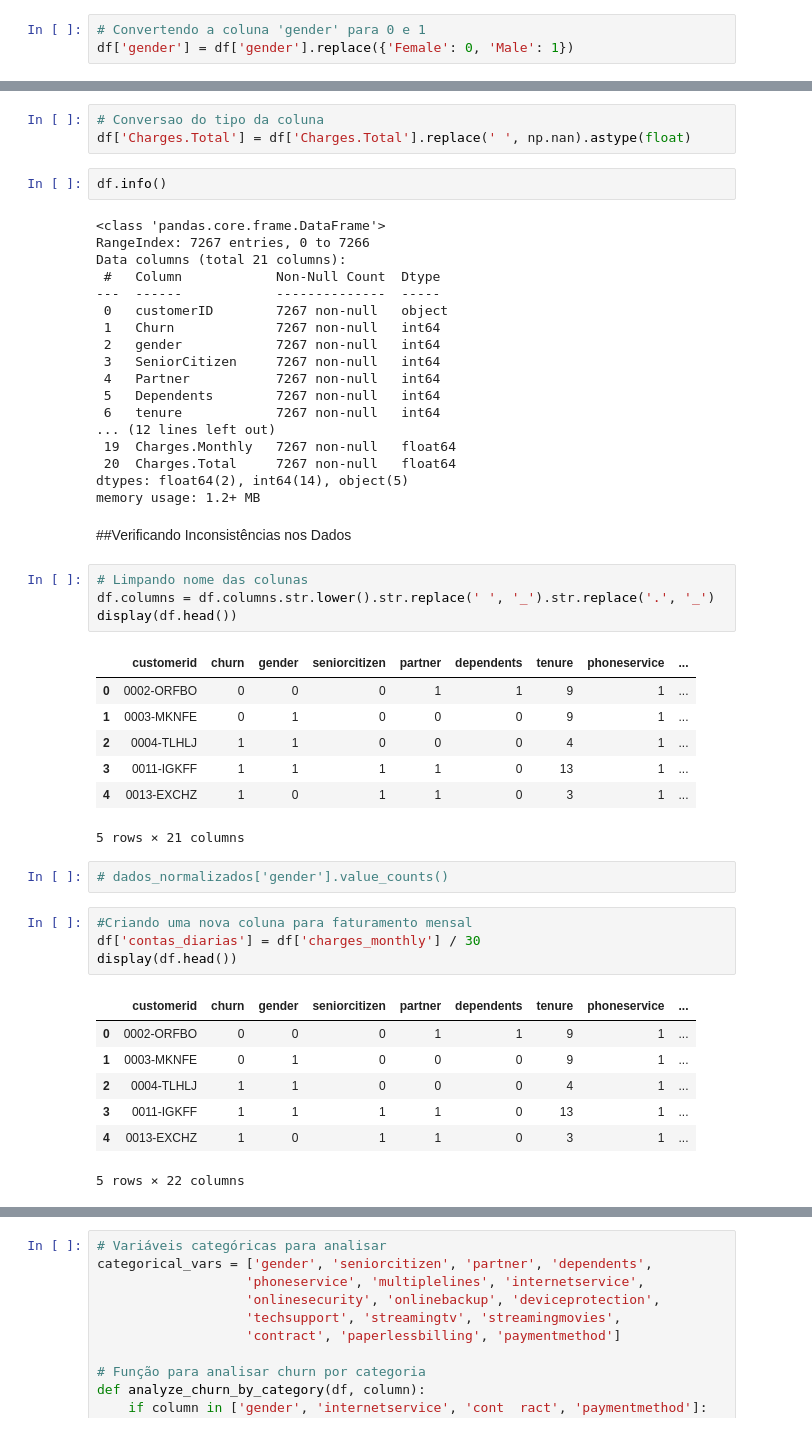
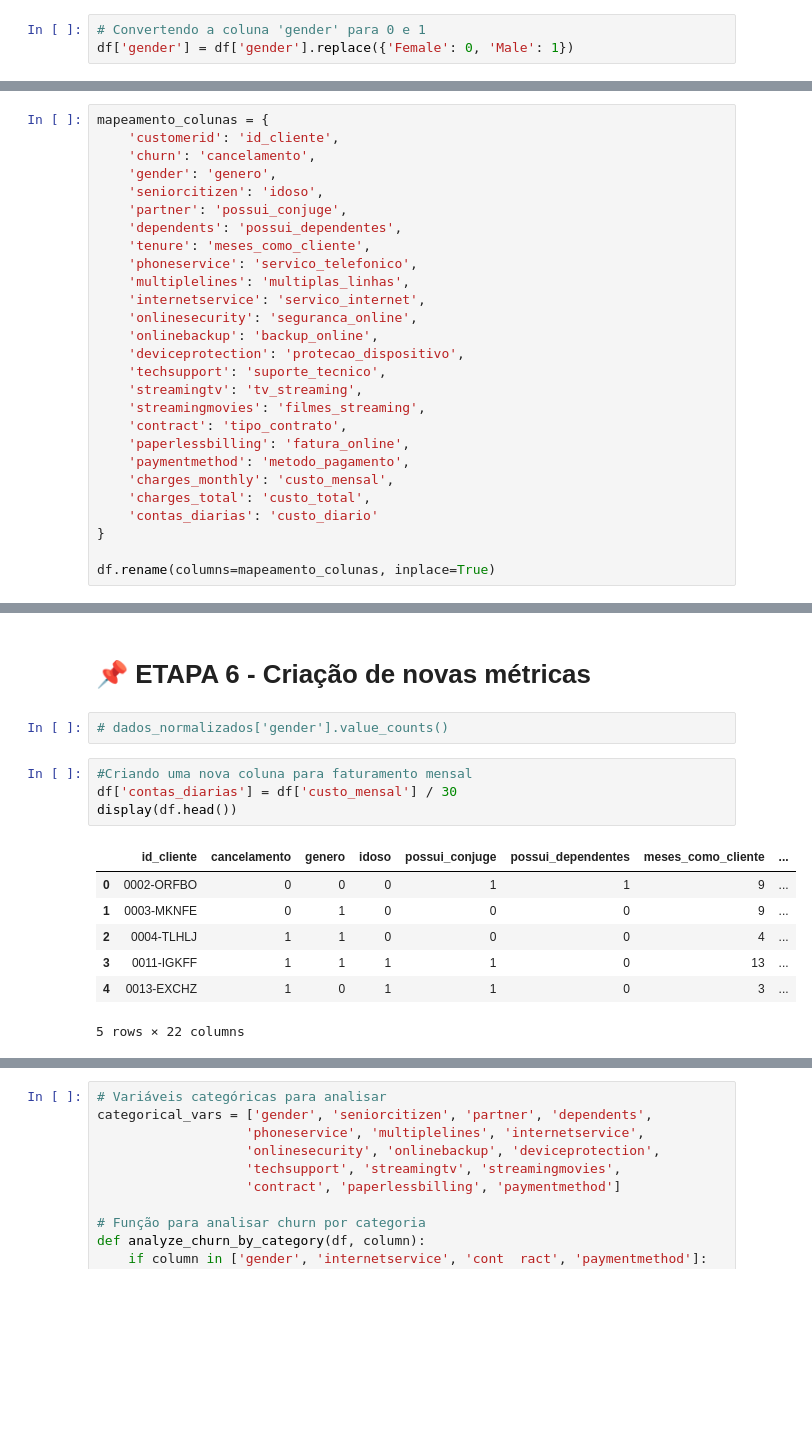
Before and after one commit to Laviniamadeira/TelecomX, a Jupyter notebook: TelecomX_BR.ipynb, the cells around one changed output, grey strips where cells are left out. Drawn from its saved outputs; the diff is of its cells as text; blank space fills up the shorter version.

Commit message:
Documentação e tradução das colunas

```diff
--- a/TelecomX_BR.ipynb
+++ b/TelecomX_BR.ipynb
@@ -71,3 +72,30 @@ df['gender'] = df['gender'].replace({'Female': 0, 'Male': 1})
+# %%
+mapeamento_colunas = {
+    'customerid': 'id_cliente',
+    'churn': 'cancelamento',
+    'gender': 'genero',
+    'seniorcitizen': 'idoso',
+    'partner': 'possui_conjuge',
+    'dependents': 'possui_dependentes',
+    'tenure': 'meses_como_cliente',
+    'phoneservice': 'servico_telefonico',
+    'multiplelines': 'multiplas_linhas',
+    'internetservice': 'servico_internet',
+    'onlinesecurity': 'seguranca_online',
+    'onlinebackup': 'backup_online',
+    'deviceprotection': 'protecao_dispositivo',
+    'techsupport': 'suporte_tecnico',
+    'streamingtv': 'tv_streaming',
+    'streamingmovies': 'filmes_streaming',
+    'contract': 'tipo_contrato',
+    'paperlessbilling': 'fatura_online',
+    'paymentmethod': 'metodo_pagamento',
+    'charges_monthly': 'custo_mensal',
+    'charges_total': 'custo_total',
+    'contas_diarias': 'custo_diario'
+}
+
+df.rename(columns=mapeamento_colunas, inplace=True)
 # %%
 df.head()
 # %% [output]
@@ -80,52 +108,17 @@ df.head()
 5 rows × 21 columns
-# %%
-# Conversao do tipo da coluna
-df['Charges.Total'] = df['Charges.Total'].replace(' ', np.nan).astype(float)
-# %%
-df.info()
-# %% [output]
-<class 'pandas.core.frame.DataFrame'>
-RangeIndex: 7267 entries, 0 to 7266
-Data columns (total 21 columns):
- #   Column            Non-Null Count  Dtype
----  ------            --------------  -----
- 0   customerID        7267 non-null   object
- 1   Churn             7267 non-null   int64
- 2   gender            7267 non-null   int64
- 3   SeniorCitizen     7267 non-null   int64
- 4   Partner           7267 non-null   int64
- 5   Dependents        7267 non-null   int64
- 6   tenure            7267 non-null   int64
-... (12 lines left out)
- 19  Charges.Monthly   7267 non-null   float64
- 20  Charges.Total     7267 non-null   float64
-dtypes: float64(2), int64(14), object(5)
-memory usage: 1.2+ MB
-# %% [markdown]
-##Verificando Inconsistências nos Dados
-# %%
-# Limpando nome das colunas
-df.columns = df.columns.str.lower().str.replace(' ', '_').str.replace('.', '_')
-display(df.head())
-# %% [output]
-|  | customerid | churn | gender | seniorcitizen | partner | dependents | tenure | phoneservice | ... |
-| 0 | 0002-ORFBO | 0 | 0 | 0 | 1 | 1 | 9 | 1 | ... |
-| 1 | 0003-MKNFE | 0 | 1 | 0 | 0 | 0 | 9 | 1 | ... |
-| 2 | 0004-TLHLJ | 1 | 1 | 0 | 0 | 0 | 4 | 1 | ... |
-| 3 | 0011-IGKFF | 1 | 1 | 1 | 1 | 0 | 13 | 1 | ... |
-| 4 | 0013-EXCHZ | 1 | 0 | 1 | 1 | 0 | 3 | 1 | ... |
-5 rows × 21 columns
+# %% [markdown]
+# 📌 ETAPA 6 - Criação de novas métricas
 # %%
 # dados_normalizados['gender'].value_counts()
 # %%
 #Criando uma nova coluna para faturamento mensal
-df['contas_diarias'] = df['charges_monthly'] / 30
+df['contas_diarias'] = df['custo_mensal'] / 30
 display(df.head())
 # %% [output]
-|  | customerid | churn | gender | seniorcitizen | partner | dependents | tenure | phoneservice | ... |
-| 0 | 0002-ORFBO | 0 | 0 | 0 | 1 | 1 | 9 | 1 | ... |
-| 1 | 0003-MKNFE | 0 | 1 | 0 | 0 | 0 | 9 | 1 | ... |
-| 2 | 0004-TLHLJ | 1 | 1 | 0 | 0 | 0 | 4 | 1 | ... |
-| 3 | 0011-IGKFF | 1 | 1 | 1 | 1 | 0 | 13 | 1 | ... |
-| 4 | 0013-EXCHZ | 1 | 0 | 1 | 1 | 0 | 3 | 1 | ... |
+|  | id_cliente | cancelamento | genero | idoso | possui_conjuge | possui_dependentes | meses_como_cliente | ... |
+| 0 | 0002-ORFBO | 0 | 0 | 0 | 1 | 1 | 9 | ... |
+| 1 | 0003-MKNFE | 0 | 1 | 0 | 0 | 0 | 9 | ... |
+| 2 | 0004-TLHLJ | 1 | 1 | 0 | 0 | 0 | 4 | ... |
+| 3 | 0011-IGKFF | 1 | 1 | 1 | 1 | 0 | 13 | ... |
+| 4 | 0013-EXCHZ | 1 | 0 | 1 | 1 | 0 | 3 | ... |
 5 rows × 22 columns
```
Also changed, not shown: parts of 25 cells of this notebook.
